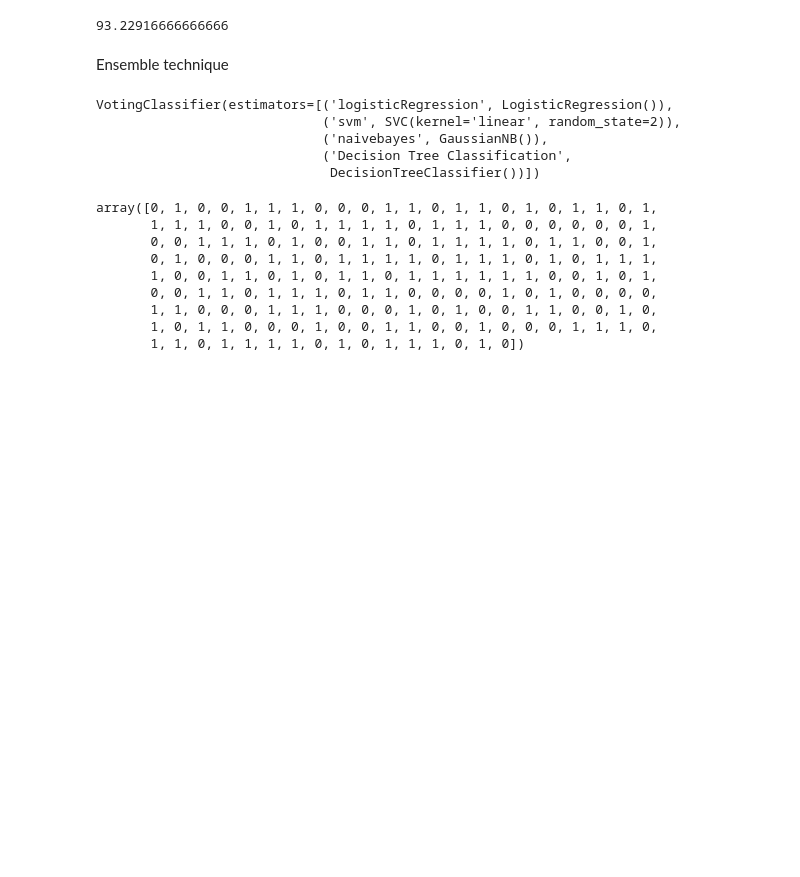
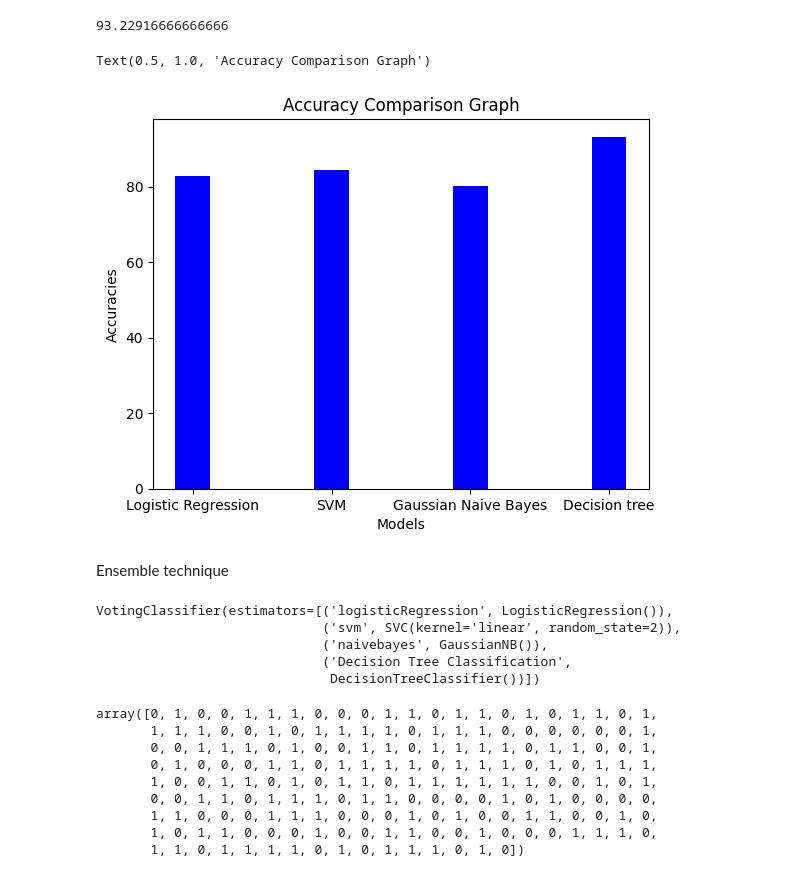
Before and after one commit to Disha-16/earthquake_prediction, a Jupyter notebook: Earthquake_analysis_using_ensemble_learning.ipynb, the cells around one changed output. Cells and saved outputs as stored; diff of their text form; code cells hidden in the pictures; blank space fills up the shorter version.

```diff
--- a/Earthquake_analysis_using_ensemble_learning.ipynb
+++ b/Earthquake_analysis_using_ensemble_learning.ipynb
@@ -466,6 +469,18 @@ ac3 = accuracy_score(y_test, y_pred3)*100
 ac3
 # %% [output]
 93.22916666666666
+# %%
+models = ["Logistic Regression","SVM","Gaussian Naive Bayes","Decision tree"]
+accuracies = [ac,ac1,ac2,ac3]
+# %%
+plt.bar(models, accuracies, color ='blue',
+        width = 0.25)
+plt.xlabel("Models")
+plt.ylabel("Accuracies")
+plt.title("Accuracy Comparison Graph")
+# %% [output]
+Text(0.5, 1.0, 'Accuracy Comparison Graph')
+[figure, added]
 # %% [markdown]
 Ensemble technique
 # %%
```
Also changed, not shown: parts of 17 cells of this notebook.
